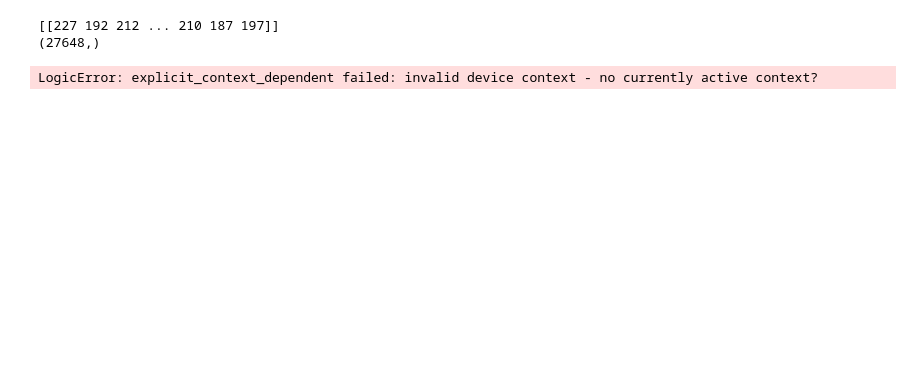
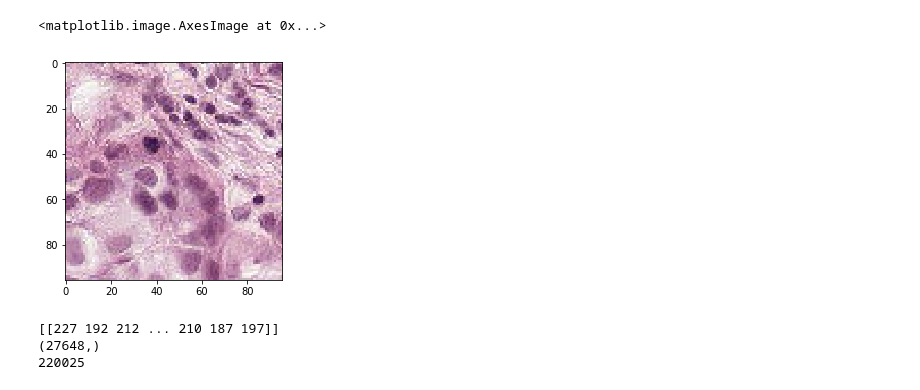
Before and after one commit to rasimon22/CSE7324, a Jupyter notebook: Lab2/Lab2.ipynb, the cells around one changed output. Drawn from its saved outputs; the diff is of its cells as text; code cells hidden in the pictures; blank space fills up the shorter version.

```diff
--- a/Lab2/Lab2.ipynb
+++ b/Lab2/Lab2.ipynb
@@ -1,37 +1,35 @@
 # %%
 import os
 from PIL import Image
 from matplotlib.pyplot import imshow
 import numpy as np
-import requests
 %matplotlib inline
 vectorized_images = []
 directory = os.fsencode('train/')
 for file in os.listdir(directory):
     filename = os.fsdecode(file)
     if filename.endswith('.tif'):
         with Image.open('train/' + filename) as image:
             vectorized_images.append(np.asarray(image).reshape(27648))
+imshow(vectorized_images[0].reshape((96,96,3)))
+# %% [output]
+<matplotlib.image.AxesImage at 0x...>
+[figure, added]
 # %%
 vec_images = vectorized_images[0]
 print(vec_images.reshape(1,27648))
 print(vec_images.shape)
-for img in vectorized_images[1:1000]:
+print(len(vectorized_images))
+for img in vectorized_images[1:2000]:
     vec_images = np.vstack((vec_images,img))
-vec_images = vec_images.reshape(1000, 27648)
+vec_images = vec_images.reshape(2000, 27648).astype(np.float64)
 # %% [output]
 [[227 192 212 ... 210 187 197]]
 (27648,)
+220025
 # %%
+import pycuda.autoinit
 import pycuda.gpuarray as gpuarray
 import numpy as np
 import skcuda.linalg as linalg
 from skcuda.linalg import PCA as cuPCA
-
-pca = cuPCA(n_components=100)
-X_gpu = gpuarray.GPUArray(vec_images.shape, np.float64, order="F")
-X_gpu.set(vec_images)
-T_gpu = pca.fit_transform(X_gpu)
-print(T_gpu)
-# %% [output]
-LogicError: explicit_context_dependent failed: invalid device context - no currently active context?
```
Also changed, not shown: parts of 2 cells of this notebook, 2 other files.
